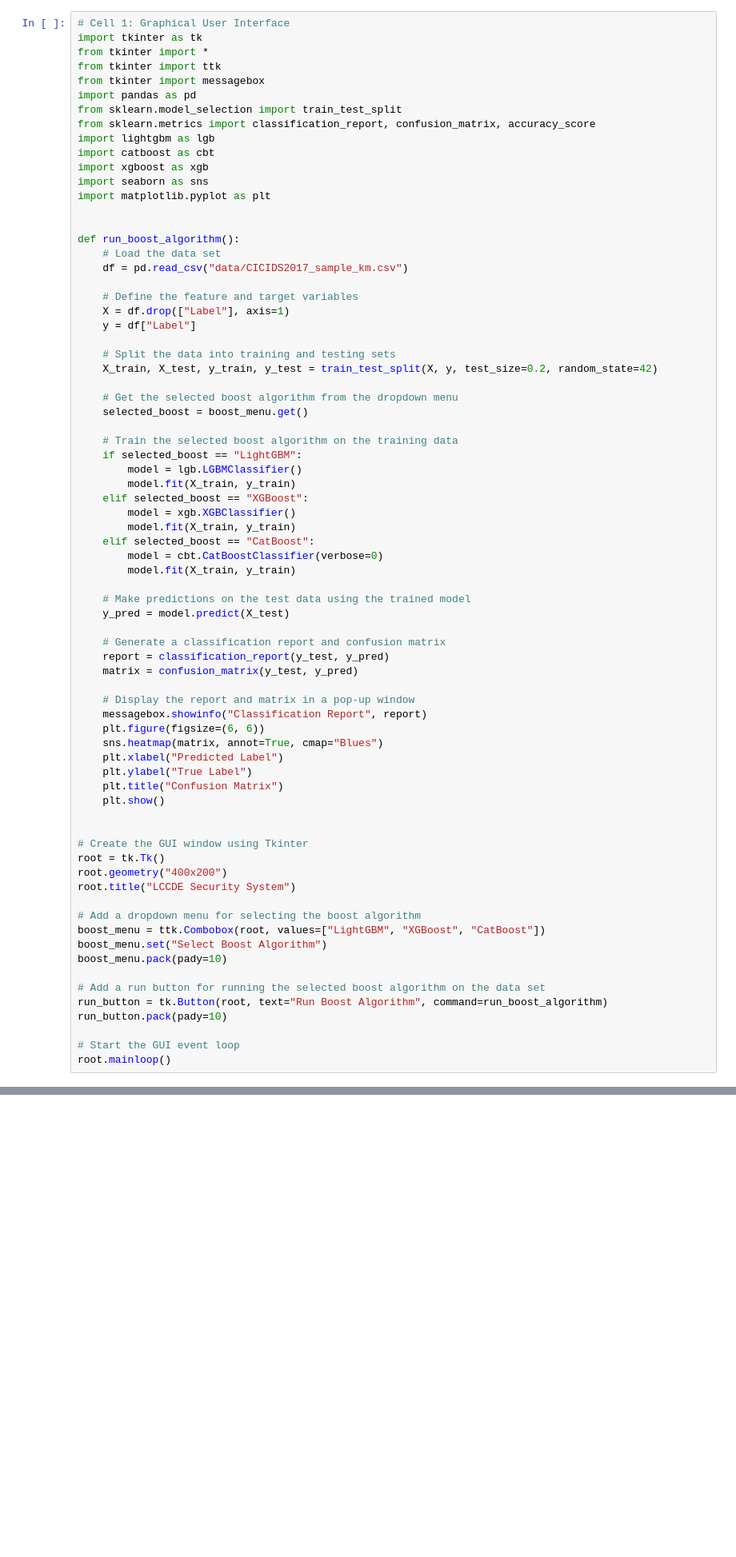
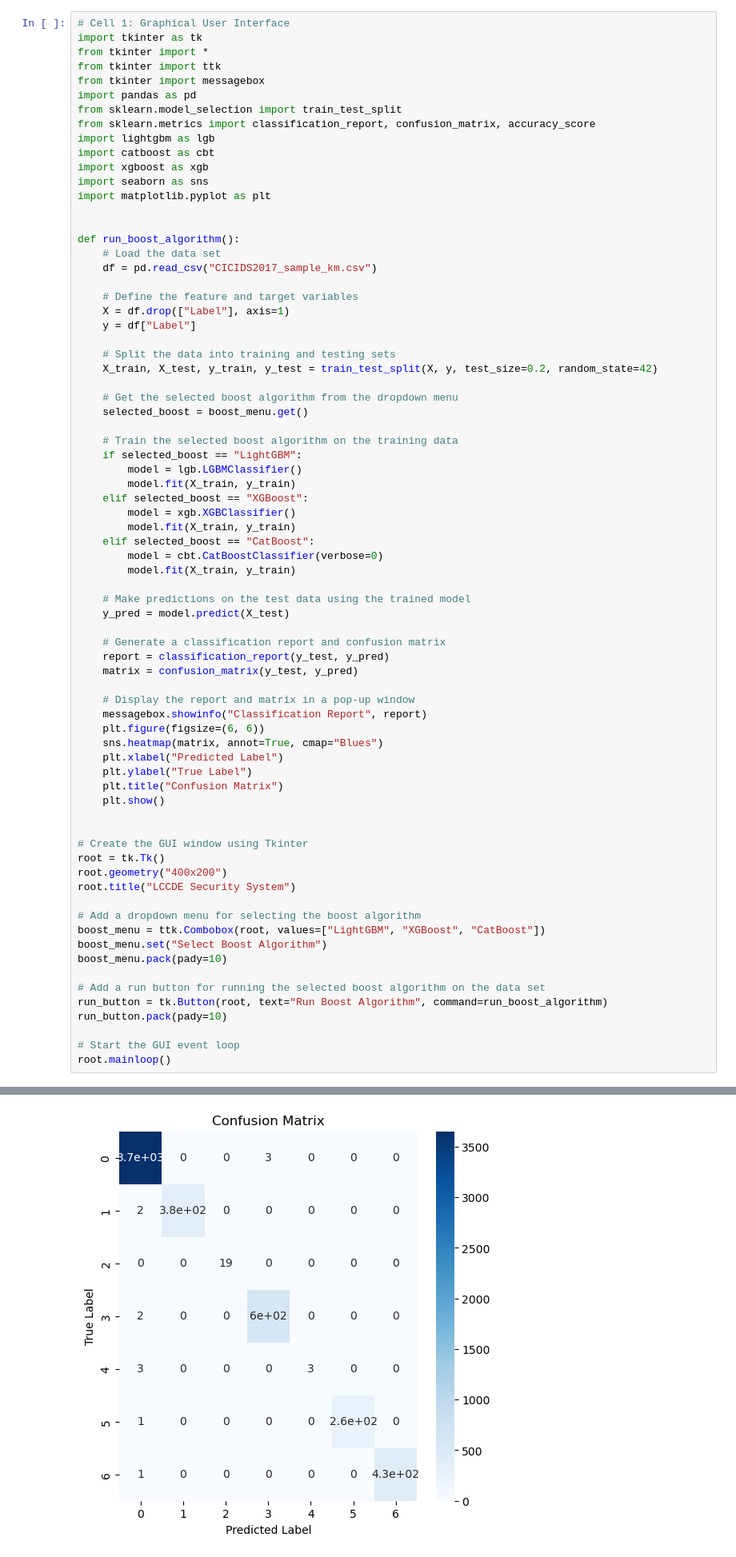
Before and after one commit to LandonReese/Intrusion-Detection-System-Using-Machine-Learning, a Jupyter notebook: Evan/LCCDE_GUI.ipynb, the cells around one changed output, grey strips where cells are left out. Shown at 80% size. Cells and saved outputs as stored; diff of their text form; blank space fills up the shorter version.

```diff
--- a/Evan/LCCDE_GUI.ipynb
+++ b/Evan/LCCDE_GUI.ipynb
@@ -16,7 +16,7 @@ import matplotlib.pyplot as plt
 
 def run_boost_algorithm():
     # Load the data set
-    df = pd.read_csv("data/CICIDS2017_sample_km.csv")
+    df = pd.read_csv("CICIDS2017_sample_km.csv")
 
     # Define the feature and target variables
     X = df.drop(["Label"], axis=1)
@@ -93,3 +76,4 @@ FileNotFoundError: [Errno 2] No such file or directory: 'data/CICIDS2017_sample_
+[figure, added]
 # %%
 # Cell 2: Algorithm modification for heightened certainty calculations
 
```
Also changed, not shown: parts of 2 cells of this notebook, 5 other files.
